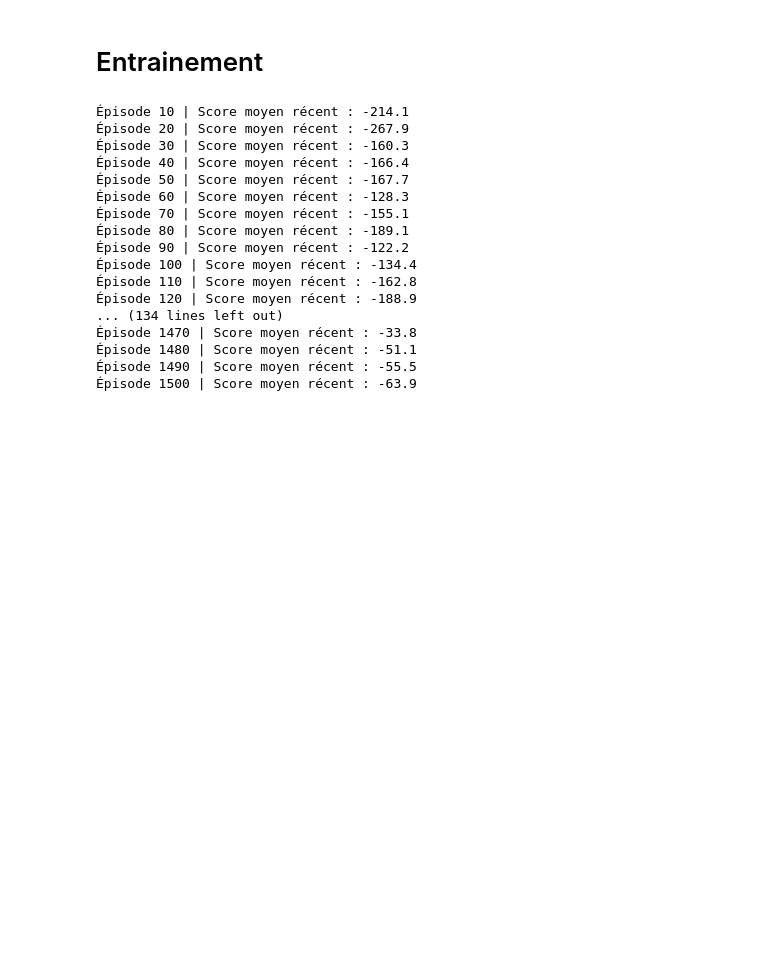
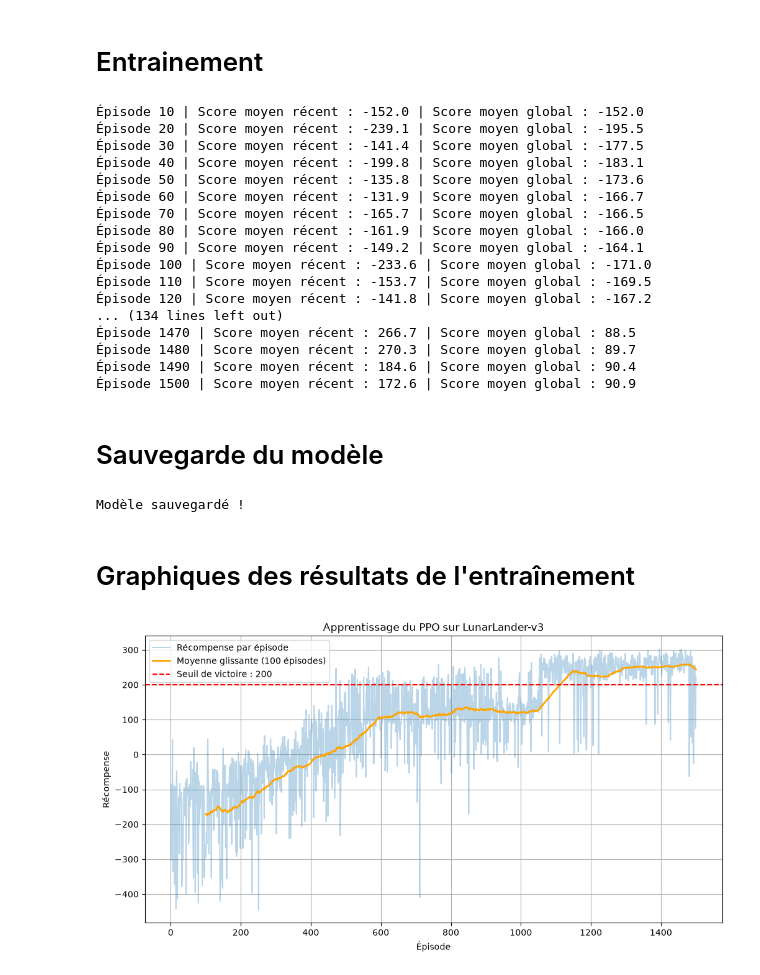
Before and after one commit to BastianHanart/Startrek, a Jupyter notebook: ppo.ipynb, the cells around one changed output. Cells and saved outputs as stored; diff of their text form; code cells hidden in the pictures; blank space fills up the shorter version.

```diff
--- a/ppo.ipynb
+++ b/ppo.ipynb
@@ -113,7 +91,7 @@ class RolloutBuffer:
         # nous indiquera a quel point la politique a changé
         # si par exemple après l'action il est sur a 80% de l'action faites, on comparera avec a quel point il est sur apres mise a jour de la politique genre si 90%
         # on fera 90/80 qui donnera 1.125 donc une estimation de a quel point la politique a changé
-        self.logprobs= []
+        self.certitude= []
 
         # sauvegarde du v(s) du critique au moment de l'action
         self.state_values= []
@@ -125,7 +103,7 @@ class RolloutBuffer:
         del self.actions[:]
         del self.rewards[:]
         del self.is_terminals[:]
-        del self.logprobs[:]
+        del self.certitude[:]
         del self.state_values[:]
 
 buffer = RolloutBuffer()
@@ -210,7 +114,7 @@ il permet de calculer si l'action c'est révélée meilleur ou pire que ce que l
 # %%
 #  gamma indique que l'agent doit valoriser les récompenses futures presque autant que les récompenses immédiates
 #   gae lambda va permettre de stabiliser lentrainement
-def compute_gae(buffer, gamma=0.99, gae_lambda=0.95):
+def compute_gae(buffer, gamma=0.999, gae_lambda=0.98):
 
     advantages = [] # *on va ranger la note finale de chaque action + ou -
     returns = []    #  on va ranger le score réel total de l'action
@@ -286,29 +298,60 @@ for episode in range(max_episodes):
     scores.append(total_reward)
 
     # on ne fait l'update que tous les 20 épisodes pour accumuler assez de données
-    if (episode + 1) % 20 == 0:
+    if (episode + 1) % 5 == 0:
         ppo_agent.update(buffer)
         buffer.clear()
 
 
     if (episode + 1) % 10 == 0:
             moyenne_recente = np.mean(scores[-10:])
-            print(f"Épisode {episode + 1} | Score moyen récent : {moyenne_recente:.1f}")
+            moyenne_globale = np.mean(scores)
+            print(f"Épisode {episode + 1} | Score moyen récent : {moyenne_recente:.1f} | Score moyen global : {moyenne_globale:.1f}")
 # %% [output]
-Épisode 10 | Score moyen récent : -214.1
-Épisode 20 | Score moyen récent : -267.9
-Épisode 30 | Score moyen récent : -160.3
-Épisode 40 | Score moyen récent : -166.4
-Épisode 50 | Score moyen récent : -167.7
-Épisode 60 | Score moyen récent : -128.3
-Épisode 70 | Score moyen récent : -155.1
-Épisode 80 | Score moyen récent : -189.1
-Épisode 90 | Score moyen récent : -122.2
-Épisode 100 | Score moyen récent : -134.4
-Épisode 110 | Score moyen récent : -162.8
-Épisode 120 | Score moyen récent : -188.9
+Épisode 10 | Score moyen récent : -152.0 | Score moyen global : -152.0
+Épisode 20 | Score moyen récent : -239.1 | Score moyen global : -195.5
+Épisode 30 | Score moyen récent : -141.4 | Score moyen global : -177.5
+Épisode 40 | Score moyen récent : -199.8 | Score moyen global : -183.1
+Épisode 50 | Score moyen récent : -135.8 | Score moyen global : -173.6
+Épisode 60 | Score moyen récent : -131.9 | Score moyen global : -166.7
+Épisode 70 | Score moyen récent : -165.7 | Score moyen global : -166.5
+Épisode 80 | Score moyen récent : -161.9 | Score moyen global : -166.0
+Épisode 90 | Score moyen récent : -149.2 | Score moyen global : -164.1
+Épisode 100 | Score moyen récent : -233.6 | Score moyen global : -171.0
+Épisode 110 | Score moyen récent : -153.7 | Score moyen global : -169.5
+Épisode 120 | Score moyen récent : -141.8 | Score moyen global : -167.2
 ... (134 lines left out)
-Épisode 1470 | Score moyen récent : -33.8
-Épisode 1480 | Score moyen récent : -51.1
-Épisode 1490 | Score moyen récent : -55.5
-Épisode 1500 | Score moyen récent : -63.9
+Épisode 1470 | Score moyen récent : 266.7 | Score moyen global : 88.5
+Épisode 1480 | Score moyen récent : 270.3 | Score moyen global : 89.7
+Épisode 1490 | Score moyen récent : 184.6 | Score moyen global : 90.4
+Épisode 1500 | Score moyen récent : 172.6 | Score moyen global : 90.9
+# %% [markdown]
+# Sauvegarde du modèle
+# %%
+torch.save(ppo_agent, "lunarlander_ppo.pth")
+
+print("Modèle sauvegardé !")
+# %% [output]
+Modèle sauvegardé !
+# %% [markdown]
+# Graphiques des résultats de l'entraînement
+# %%
+rewards = scores
+episodes = list(range(1, len(scores) + 1))
+
+moving_average = np.convolve(rewards, np.ones(100) / 100, mode="valid")
+plt.figure(figsize=(12, 6))
+
+plt.plot(episodes, rewards, alpha=0.3, label="Récompense par épisode")
+plt.plot(episodes[100 - 1:], moving_average, label="Moyenne glissante (100 épisodes)", color="orange", linewidth=2)
+
+plt.axhline(y=200, color="red", linestyle="--", label="Seuil de victoire : 200")
+plt.xlabel("Épisode")
+plt.ylabel("Récompense")
+plt.title("Apprentissage du PPO sur LunarLander-v3")
+plt.legend()
+
+plt.grid(True)
+plt.show()
+# %% [output]
+[figure, added]
```
Also changed, not shown: parts of 6 cells of this notebook, 3 other files.
